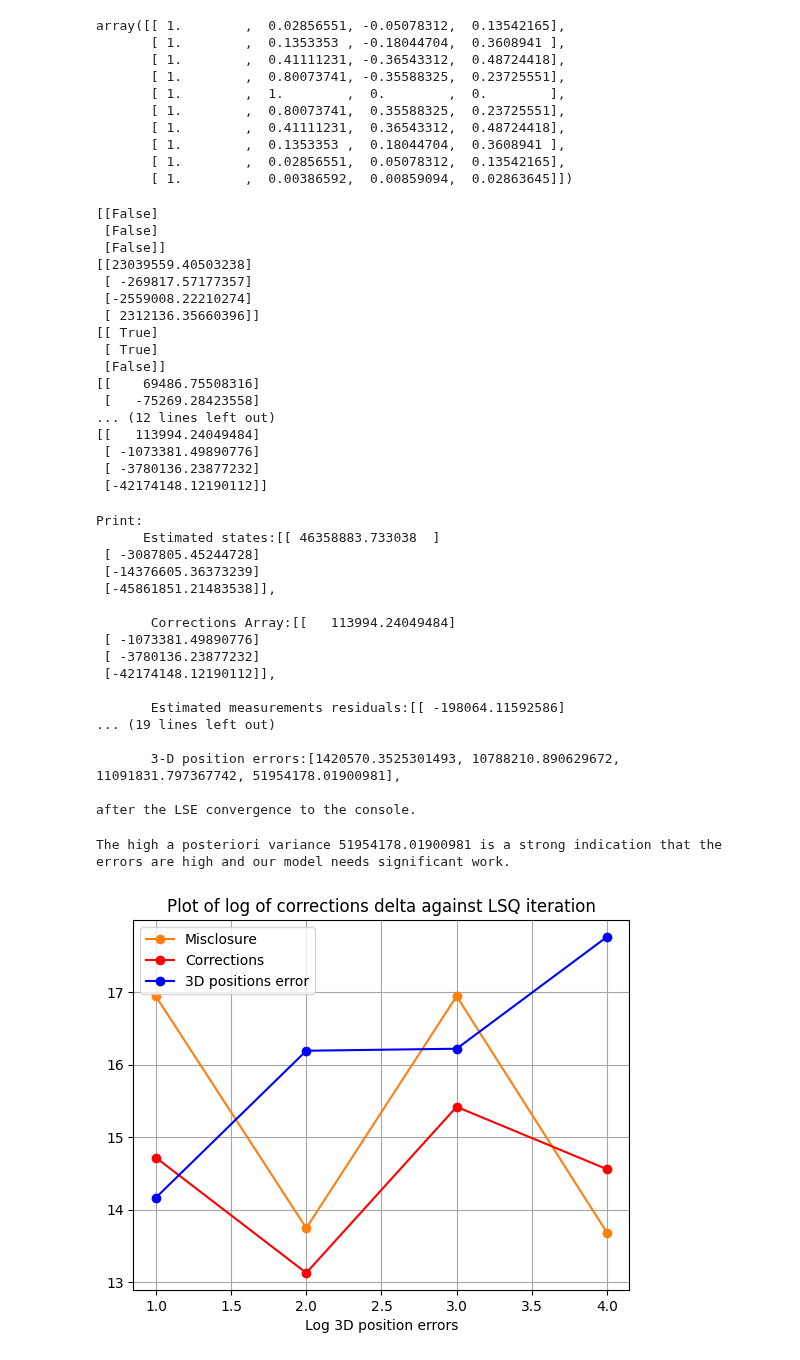
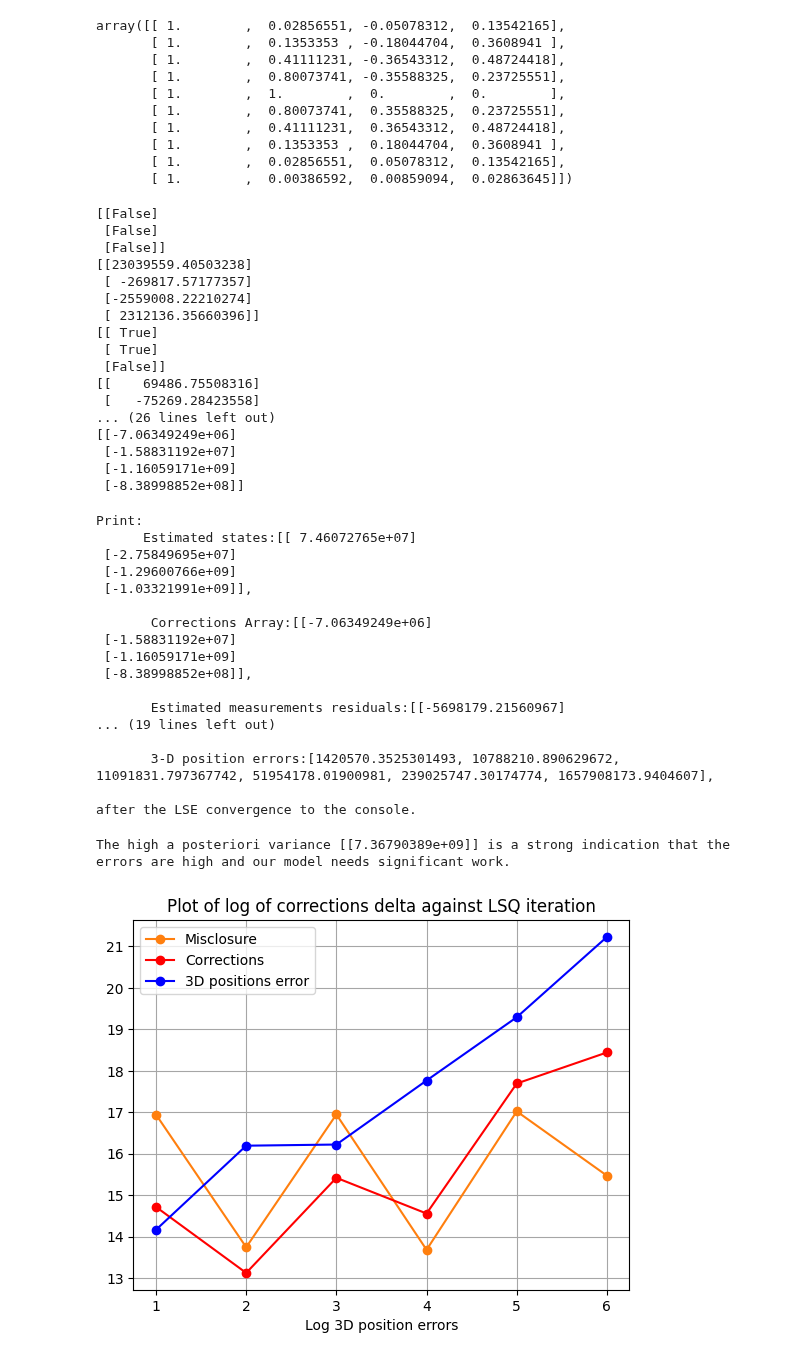
Before and after one commit to eunice-nwaobi/ENGG680_LAB_ASSIGNMENTS, a Jupyter notebook: Lab_Assignment2/Assignment2.ipynb, the cells around one changed output. Drawn from its saved outputs; the diff is of its cells as text; code cells hidden in the pictures.

Commit message:
Updated A2 - this time 6 iterations.

```diff
--- a/Lab_Assignment2/Assignment2.ipynb
+++ b/Lab_Assignment2/Assignment2.ipynb
@@ -452,7 +453,7 @@ array([[ 1.        ,  0.02856551, -0.05078312,  0.13542165],
 # the convergence criteria is that the corrections delta are less than 0.001 (i.e., <0.1 m), for receiver's position x,y,z part
 # (1 marks)
 
-while(np.all(delta[1:] < 0.001) == False): # convergence criteria
+while(np.all(delta < 0.001) == False): # convergence criteria
   # compute the geometri distance between Satellites and receiver, using the euclidean_norm function we just defined
   # (1 marks)
   print(delta[1:] < 0.001)
@@ -479,13 +480,12 @@ while(np.all(delta[1:] < 0.001) == False): # convergence criteria
 
   # compute the position error from using the updated states against groundtruth
   # (1 marks)
-  v = GroundTruth - x_hat[1:].reshape(-1,)
-  err_pos = (v.T @ v)/np.sqrt(np.sum(np.dot(v, v)))
+  d = GroundTruth - x_hat[1:].reshape(-1,)
+  err_pos = (d.T @ d)/np.sqrt(np.sum(np.dot(d, d)))
 
   # update the counter i, (i.e., increament of 1 for each iteration)
   # (1 mark)
   i += 1
-  arr_A = A
 
 
   # store the misclosure, delta, position error and counter from each iteration into arrays, we will use them for plotting
@@ -494,6 +494,9 @@ while(np.all(delta[1:] < 0.001) == False): # convergence criteria
   arr_delta.append(delta)
   arr_err_pos.append(err_pos)
   arr_i.append(i)
+  the_A = A # change design matrix for problem below
+  v = w - A @ delta
+  the_apv =  v.T@P@v/(n-m)
 
 
 
@@ -504,7 +507,7 @@ print()
 apv = arr_err_pos[-1]
 # compute the Covariance matrix of estimated states
 # (1 marks)
-C_x_hat = apv * np.linalg.inv(arr_A.T @ P @ arr_A)
+C_x_hat = the_apv * np.linalg.inv(the_A.T @ P @ the_A)
 # %% [output]
 [[False]
  [False]
@@ -518,11 +521,11 @@ C_x_hat = apv * np.linalg.inv(arr_A.T @ P @ arr_A)
  [False]]
 [[    69486.75508316]
  [   -75269.28423558]
-... (12 lines left out)
-[[   113994.24049484]
- [ -1073381.49890776]
- [ -3780136.23877232]
- [-42174148.12190112]]
+... (26 lines left out)
+[[-7.06349249e+06]
+ [-1.58831192e+07]
+ [-1.16059171e+09]
+ [-8.38998852e+08]]
 # %%
 # step 10
 """
@@ -539,64 +542,64 @@ after the LSE convergence to the console.
 """
 # (7 marks)
 
-print(f"\nPrint:\n      Estimated states:{x_0},\n\n       Corrections Array:{arr_delta[-1]},\n\n       Estimated measurements residuals:{arr_w[-1]},\n\n       A posteriori Variance of Unit Weight:{apv},\n\n       Covariance matrix of estimated states:{C_x_hat},\n\n       Number of iterations:{arr_i[-1]},\n\n       3-D position errors:{arr_err_pos},\n\nafter the LSE convergence to the console.\n")
+print(f"\nPrint:\n      Estimated states:{x_0},\n\n       Corrections Array:{arr_delta[-1]},\n\n       Estimated measurements residuals:{arr_w[-1]},\n\n       A posteriori Variance of Unit Weight:{the_apv},\n\n       Covariance matrix of estimated states:{C_x_hat},\n\n       Number of iterations:{arr_i[-1]},\n\n       3-D position errors:{arr_err_pos},\n\nafter the LSE convergence to the console.\n")
 # %% [output]
 Print:
-      Estimated states:[[ 46358883.733038  ]
- [ -3087805.45244728]
- [-14376605.36373239]
- [-45861851.21483538]],
+      Estimated states:[[ 7.46072765e+07]
+ [-2.75849695e+07]
+ [-1.29600766e+09]
+ [-1.03321991e+09]],
 
-       Corrections Array:[[   113994.24049484]
- [ -1073381.49890776]
- [ -3780136.23877232]
- [-42174148.12190112]],
+       Corrections Array:[[-7.06349249e+06]
+ [-1.58831192e+07]
+ [-1.16059171e+09]
+ [-8.38998852e+08]],
 
-       Estimated measurements residuals:[[ -198064.11592586]
+       Estimated measurements residuals:[[-5698179.21560967]
 ... (19 lines left out)
 
-       3-D position errors:[1420570.3525301493, 10788210.890629672, 11091831.797367742, 51954178.01900981],
+       3-D position errors:[1420570.3525301493, 10788210.890629672, 11091831.797367742, 51954178.01900981, 239025747.30174774, 1657908173.9404607],
 
 after the LSE convergence to the console.
 # %%
 # step 11
 # Comment on the computed A Posteriori Variance of Unit Weight value and the Covariance matrix of estimated states
 # (2 marks)
-print(f"The high a posteriori variance {apv} is a strong indication that the errors are high and our model needs significant work.")
+print(f"The high a posteriori variance {the_apv} is a strong indication that the errors are high and our model needs significant work.")
 # %% [output]
-The high a posteriori variance 51954178.01900981 is a strong indication that the errors are high and our model needs significant work.
+The high a posteriori variance [[7.36790389e+09]] is a strong indication that the errors are high and our model needs significant work.
 # %%
 # step 12
 # Using the imported matplotlib, plot the following (3 marks in total). Make sure to include proper axes information, legend, grid lines and title.
 
 
 # 1. Plot log of the misclosure w against the LSQ iteration number i
 # (1 marks)
 log_misclosure = np.log(np.abs(arr_w)) # as misclosure is also the residual we took the absolute value for this assessment
-plt.plot(arr_i, np.mean(log_misclosure,axis=1).reshape(4,), c="tab:orange", label="Misclosure", marker="o")
+plt.plot(arr_i, np.mean(log_misclosure,axis=1).reshape(-1,), c="tab:orange", label="Misclosure", marker="o")
 plt.xlabel("Log misclosure")
 plt.title("Plot of log of misclosure against LSQ iteration")
 plt.legend(mode="best")
 # 2. Plot log of the corrections delta against the LSQ iteration number i
 # (1 marks)
 
 log_delta = np.log(np.abs(arr_delta))
-plt.plot(arr_i, np.mean(log_delta,axis=1).reshape(4,), c="red", label="Corrections", marker="o")
+plt.plot(arr_i, np.mean(log_delta,axis=1).reshape(-1,), c="red", label="Corrections", marker="o")
 plt.xlabel("Log corrections")
 plt.title("Plot of log of corrections delta against LSQ iteration")
 plt.legend(mode="best")
 
 # 3. Plot log of the 3D position errors against the LSQ iteration number i
 # (1 marks)
 
 log_err_pos = np.log(np.abs(arr_err_pos))
 plt.plot(arr_i, log_err_pos, c="blue", label="3D positions error", marker="o")
 plt.xlabel("Log 3D position errors")
 plt.title("Plot of log of corrections delta against LSQ iteration")
 plt.legend(mode="best")
 plt.grid(True, which='both',ls='-',color='0.65')
 # %% [output]
-[figure, old version]
+[figure, new version]
 # %%
 # step 13
 # Describe the phenomena or pattern you recognize for each plot, and explain such phenomena
```
Also changed, not shown: parts of 4 cells of this notebook.
